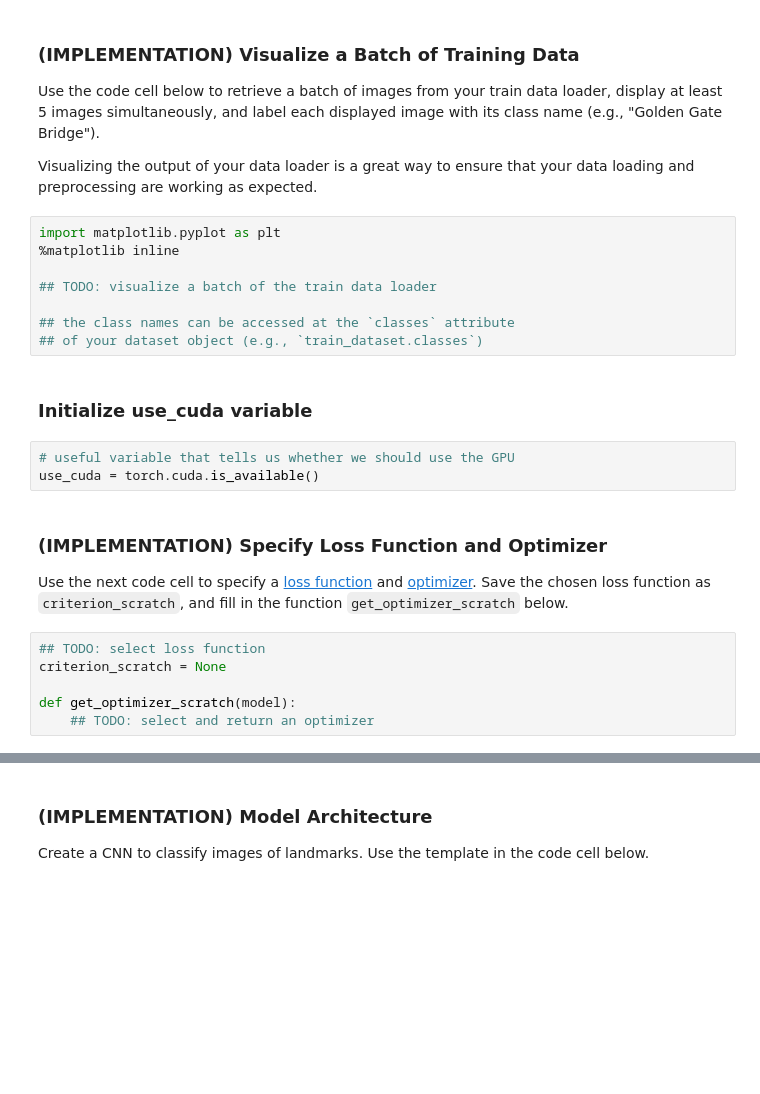
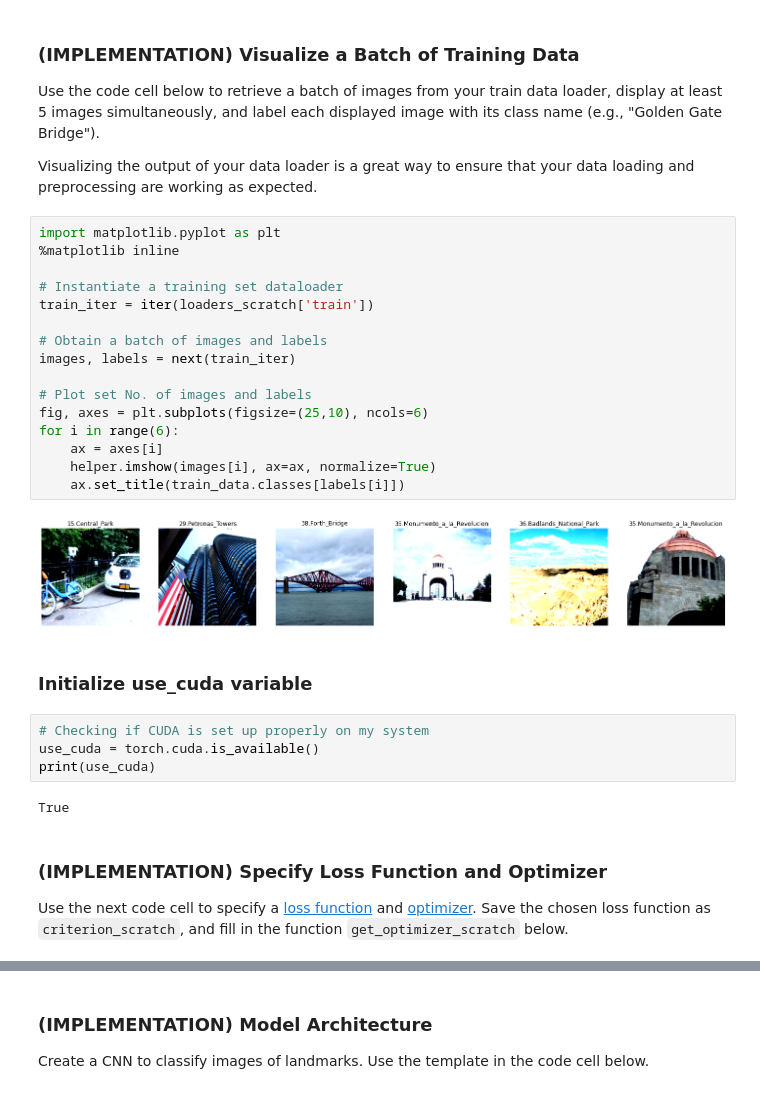
Before and after one commit to LourensWalters/deep-learning, a Jupyter notebook: notebooks/landmark_project/landmark.ipynb, the cells around one changed output, grey strips where cells are left out. Drawn from its saved outputs; the diff is of its cells as text; blank space fills up the shorter version.

```diff
--- a/notebooks/landmark_project/landmark.ipynb
+++ b/notebooks/landmark_project/landmark.ipynb
@@ -143,26 +157,33 @@ FileNotFoundError: [WinError 3] The system cannot find the path specified: 'land
 Use the code cell below to retrieve a batch of images from your train data loader, display at least 5 images simultaneously, and label each displayed image with its class name (e.g., "Golden Gate Bridge").
 
 Visualizing the output of your data loader is a great way to ensure that your data loading and preprocessing are working as expected.
-# %%
-import matplotlib.pyplot as plt
-%matplotlib inline
-
-## TODO: visualize a batch of the train data loader
-
-## the class names can be accessed at the `classes` attribute
-## of your dataset object (e.g., `train_dataset.classes`)
+# %%
+import matplotlib.pyplot as plt
+%matplotlib inline
+
+# Instantiate a training set dataloader
+train_iter = iter(loaders_scratch['train'])
+
+# Obtain a batch of images and labels
+images, labels = next(train_iter)
+
+# Plot set No. of images and labels
+fig, axes = plt.subplots(figsize=(25,10), ncols=6)
+for i in range(6):
+    ax = axes[i]
+    helper.imshow(images[i], ax=ax, normalize=True)
+    ax.set_title(train_data.classes[labels[i]])
+# %% [output]
+[figure, added]
 # %% [markdown]
 ### Initialize use_cuda variable
-# %%
-# useful variable that tells us whether we should use the GPU
-use_cuda = torch.cuda.is_available()
+# %%
+# Checking if CUDA is set up properly on my system
+use_cuda = torch.cuda.is_available()
+print(use_cuda)
+# %% [output]
+True
 # %% [markdown]
 ### (IMPLEMENTATION) Specify Loss Function and Optimizer
 
 Use the next code cell to specify a [loss function](http://pytorch.org/docs/stable/nn.html#loss-functions) and [optimizer](http://pytorch.org/docs/stable/optim.html).  Save the chosen loss function as `criterion_scratch`, and fill in the function `get_optimizer_scratch` below.
-# %%
-## TODO: select loss function
-criterion_scratch = None
-
-def get_optimizer_scratch(model):
-    ## TODO: select and return an optimizer
```
Also changed, not shown: parts of 35 cells of this notebook, 2 other files.
